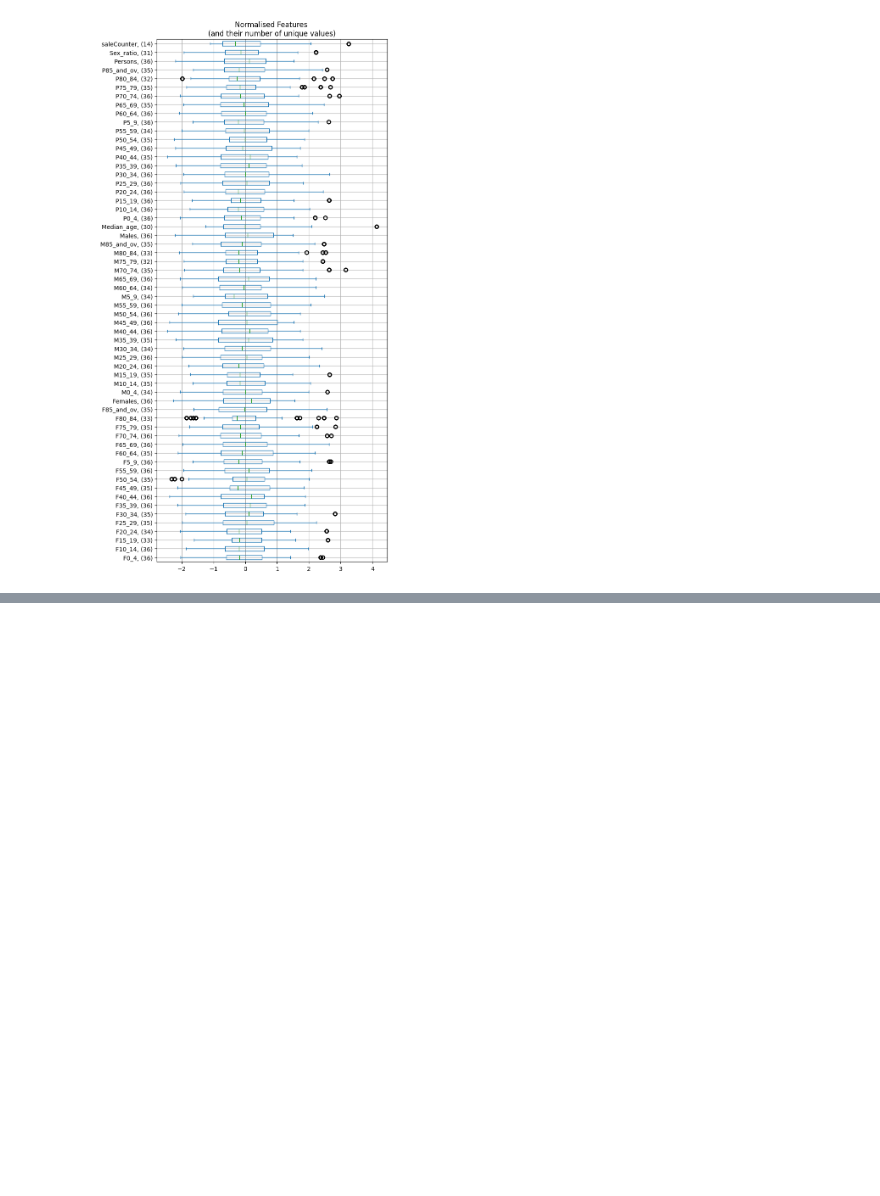
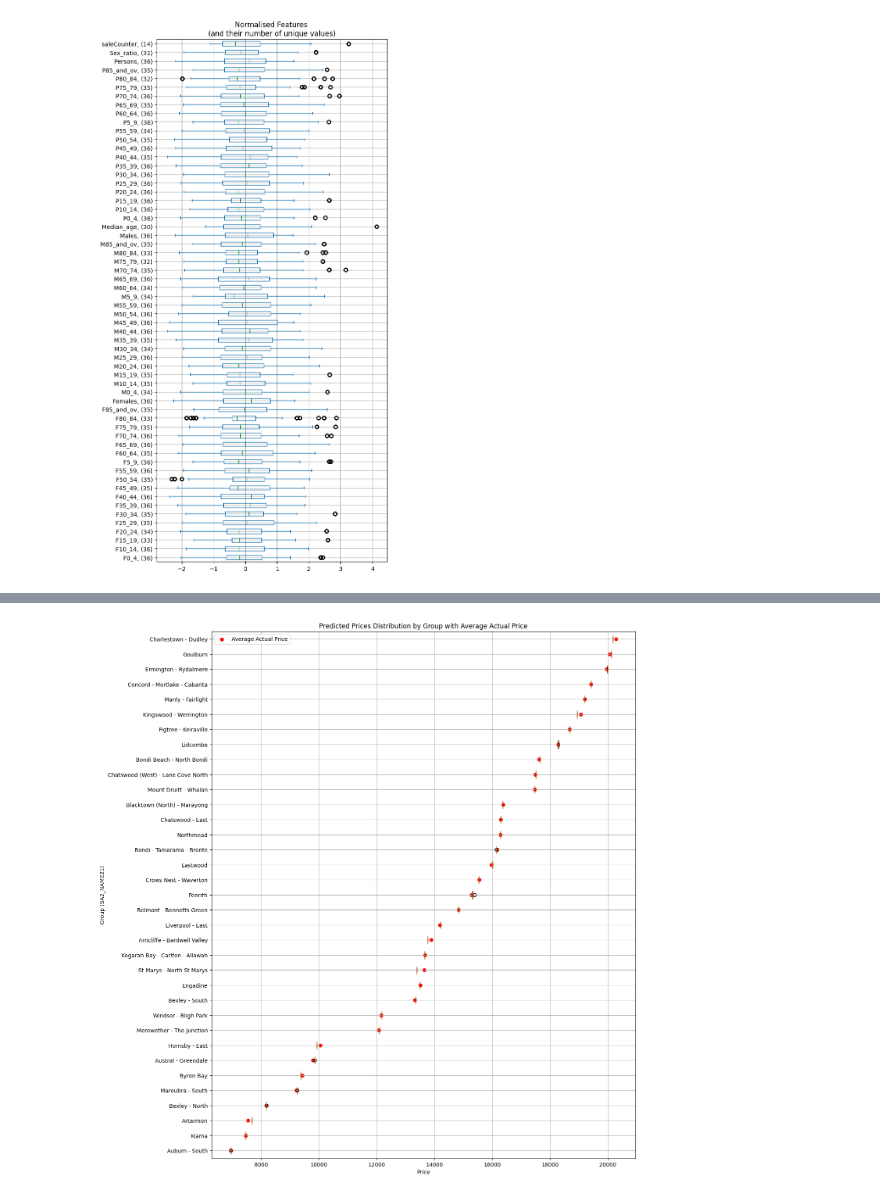
Before and after one commit to Tell1/prop-recommender, a Jupyter notebook: notebooks/clean_features.ipynb, the cells around one changed output, grey strips where cells are left out. Saved outputs shown, nothing was run; the diff lists cells and outputs as text; code cells hidden in the pictures; blank space fills up the shorter version.

```diff
--- a/notebooks/clean_features.ipynb
+++ b/notebooks/clean_features.ipynb
@@ -220,0 +262,48 @@ KeyError: "['primaryPurpose_RESIDENCE', 'primaryPurpose_OFFICE', 'primaryPurpose
+# %%
+import pandas as pd
+import matplotlib.pyplot as plt
+
+# Assuming 'X_test' is your DataFrame with the test features, 'y_actual' contains the actual prices,
+# and 'y_predicted' contains the predicted prices, with the same index as 'X_test'.
+
+# Create a DataFrame with needed data
+performance_df = pd.DataFrame({
+    'SA2_NAME21': X_test['SA2_NAME21'],
+    'Predicted_Price': y_predicted,
+    'Actual_Price': y_actual
+})
+
+# Group by 'SA2_NAME21' to calculate the average actual price and collect predicted prices for the boxplot
+grouped_performance = performance_df.groupby('SA2_NAME21').agg({
+    'Actual_Price': 'mean',
+    'Predicted_Price': lambda x: list(x)
+})
+
+# Sort by average actual price for a more systematic visualization
+grouped_performance_sorted = grouped_performance.sort_values(by='Actual_Price', ascending=True)
+
+# Create the boxplot for predicted prices
+fig, ax = plt.subplots(figsize=(14, len(grouped_performance_sorted) / 2))
+positions = range(len(grouped_performance_sorted))
+boxplot_data = grouped_performance_sorted['Predicted_Price'].tolist()
+ax.boxplot(boxplot_data, vert=False, positions=positions, patch_artist=True)
+
+# Overlay the average actual prices as a scatter plot
+avg_prices = grouped_performance_sorted['Actual_Price']
+ax.scatter(avg_prices, positions, color='r', label='Average Actual Price')
+
+# Set y-axis labels to the group names
+ax.set_yticks(positions)
+ax.set_yticklabels(grouped_performance_sorted.index)
+
+# Labeling the plot
+ax.set_title('Predicted Prices Distribution by Group with Average Actual Price')
+ax.set_xlabel('Price')
+ax.set_ylabel('Group (SA2_NAME21)')
+ax.legend()
+ax.grid(True)
+
+# Show the plot
+plt.show()
+# %% [output]
+[figure, added]
```
Also changed, not shown: parts of 13 cells of this notebook.
